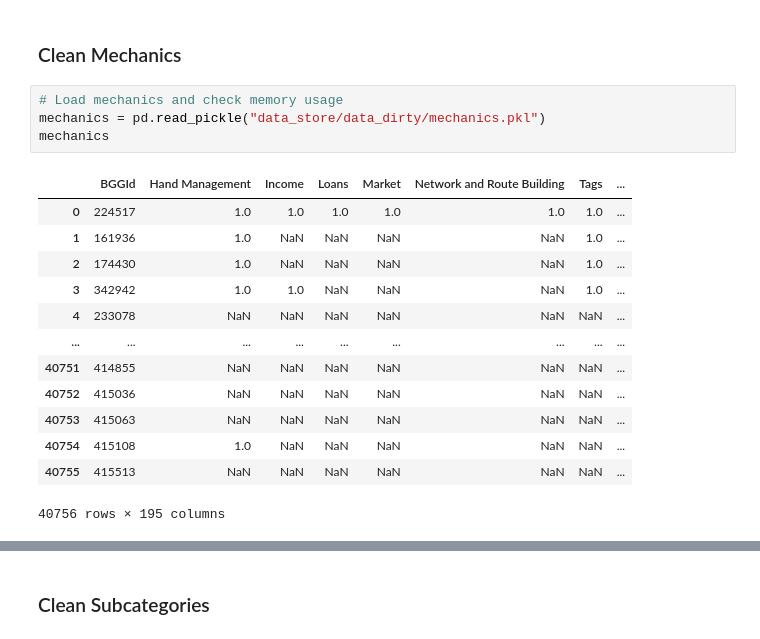
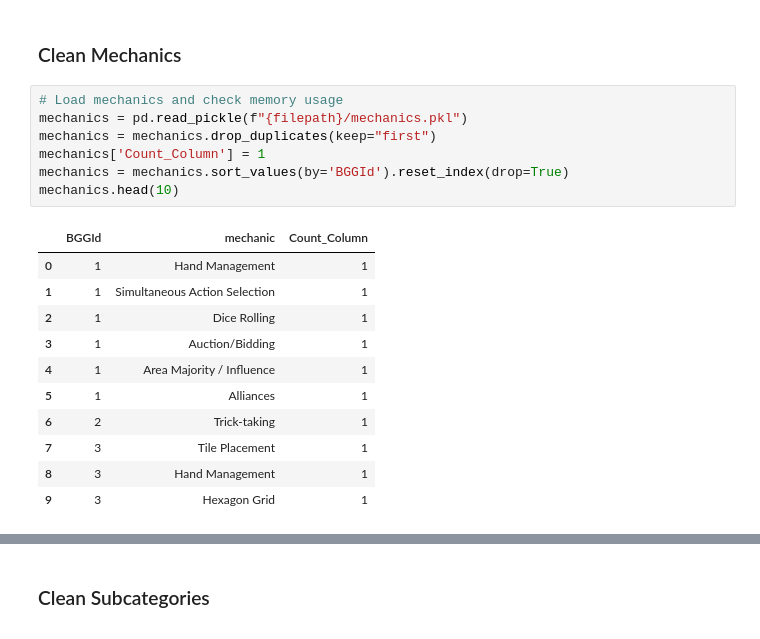
Before and after one commit to threnjen/boardgamegeek, a Jupyter notebook: original_project_files/notebooks/BGG02_Scrubbing-Cleaning.ipynb, the cells around one changed output, grey strips where cells are left out. Drawn from its saved outputs; the diff is of its cells as text.

Commit message:
add new elements to game data cleaner

```diff
--- a/original_project_files/notebooks/BGG02_Scrubbing-Cleaning.ipynb
+++ b/original_project_files/notebooks/BGG02_Scrubbing-Cleaning.ipynb
@@ -433,19 +416,20 @@ with open("data_store/data_cleaned/game_id_lookup.json", "w") as convert_file:
 ### Clean Mechanics
 # %%
 # Load mechanics and check memory usage
-mechanics = pd.read_pickle("data_store/data_dirty/mechanics.pkl")
-mechanics
+mechanics = pd.read_pickle(f"{filepath}/mechanics.pkl")
+mechanics = mechanics.drop_duplicates(keep="first")
+mechanics['Count_Column'] = 1
+mechanics = mechanics.sort_values(by='BGGId').reset_index(drop=True)
+mechanics.head(10)
 # %% [output]
-|  | BGGId | Hand Management | Income | Loans | Market | Network and Route Building | Tags | ... |
-| 0 | 224517 | 1.0 | 1.0 | 1.0 | 1.0 | 1.0 | 1.0 | ... |
-| 1 | 161936 | 1.0 | NaN | NaN | NaN | NaN | 1.0 | ... |
-| 2 | 174430 | 1.0 | NaN | NaN | NaN | NaN | 1.0 | ... |
-| 3 | 342942 | 1.0 | 1.0 | NaN | NaN | NaN | 1.0 | ... |
-| 4 | 233078 | NaN | NaN | NaN | NaN | NaN | NaN | ... |
-| ... | ... | ... | ... | ... | ... | ... | ... | ... |
-| 40751 | 414855 | NaN | NaN | NaN | NaN | NaN | NaN | ... |
-| 40752 | 415036 | NaN | NaN | NaN | NaN | NaN | NaN | ... |
-| 40753 | 415063 | NaN | NaN | NaN | NaN | NaN | NaN | ... |
-| 40754 | 415108 | 1.0 | NaN | NaN | NaN | NaN | NaN | ... |
-| 40755 | 415513 | NaN | NaN | NaN | NaN | NaN | NaN | ... |
+|  | BGGId | mechanic | Count_Column |
+| 0 | 1 | Hand Management | 1 |
+| 1 | 1 | Simultaneous Action Selection | 1 |
+| 2 | 1 | Dice Rolling | 1 |
+| 3 | 1 | Auction/Bidding | 1 |
+| 4 | 1 | Area Majority / Influence | 1 |
+| 5 | 1 | Alliances | 1 |
+| 6 | 2 | Trick-taking | 1 |
+| 7 | 3 | Tile Placement | 1 |
+| 8 | 3 | Hand Management | 1 |
+| 9 | 3 | Hexagon Grid | 1 |
-40756 rows × 195 columns
```
Also changed, not shown: parts of 20 cells of this notebook, 5 other files.
